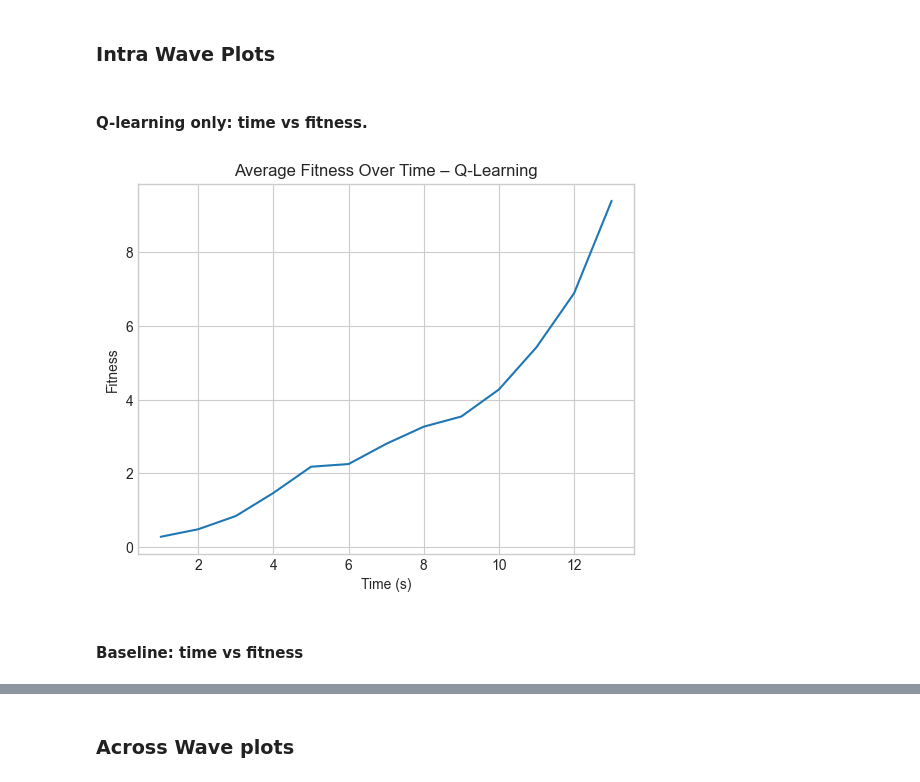
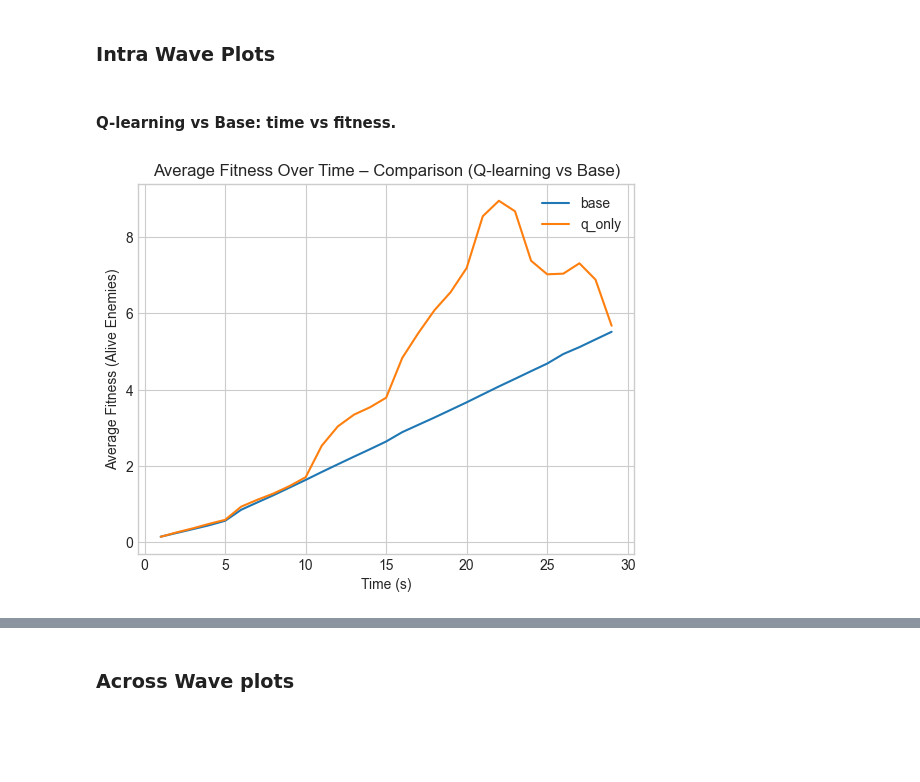
Before and after one commit to Jokolto/Matura, a Jupyter notebook: python_ai_scripts/plots.ipynb, the cells around one changed output, grey strips where cells are left out. Drawn from its saved outputs; the diff is of its cells as text; code cells hidden in the pictures; blank space fills up the shorter version.

```diff
--- a/python_ai_scripts/plots.ipynb
+++ b/python_ai_scripts/plots.ipynb
@@ -24,9 +38,18 @@ files
 data = []
 for f in files:
     df = pd.read_csv(f)
-    df["run_id"] = os.path.splitext(os.path.basename(f))[0].split("_")[1]
-    df["config"] = os.path.basename(os.path.dirname(f))
-    data.append(df)
-df_all = pd.concat(data)
+    filename = os.path.basename(f)
+
+    match = re.match(r"cfg_(.+)_run_(\d+)\.csv", filename)
+    if match:
+        cfg_name, run_id = match.groups()
+    else:
+        cfg_name, run_id = "unknown", None
+
+    # df["config"] = cfg_name
+    if run_id and int(run_id) <= 5:
+        df["repetition"] = int(run_id) if run_id else None
+        data.append(df)
+df_all = pd.concat(data, ignore_index=True)
 df_all
 # %% [output]
@@ -46,16 +69,27 @@ df_all
 # %% [markdown]
 ### Intra Wave Plots
 # %% [markdown]
-#### Q-learning only: time vs fitness.
+#### Q-learning vs Base: time vs fitness.
 # %%
-subset = df_all[(df_all["config"] == "q_only") & (df_all["log_type"] == "wave_snapshot")]
-grouped = subset.groupby("time")["mean_fitness_alive"].mean()
-plt.plot(grouped.index, grouped.values)
-plt.title("Average Fitness Over Time – Q-Learning")
+
+subset = df_all[
+    (df_all["config"].isin(["q_only", "base"])) &
+    (df_all["log_type"] == "wave_snapshot")
+    # (df_all['repetition'] == 1)
+]
+
+# group by both config and time
+grouped = subset.groupby(["config", "time"])["mean_fitness_alive"].mean().reset_index()
+
+# plot both
+for cfg in ["base", "q_only"]:
+    df_cfg = grouped[grouped["config"] == cfg]
+    plt.plot(df_cfg["time"], df_cfg["mean_fitness_alive"], label=cfg)
+
+plt.title("Average Fitness Over Time – Comparison (Q-learning vs Base)")
 plt.xlabel("Time (s)")
-plt.ylabel("Fitness")
+plt.ylabel("Average Fitness (Alive Enemies)")
+plt.legend()
 plt.show()
 # %% [output]
-[figure, old version]
+[figure, new version]
-# %% [markdown]
-#### Baseline: time vs fitness
```
Also changed, not shown: parts of 9 cells of this notebook, 4 other files.
